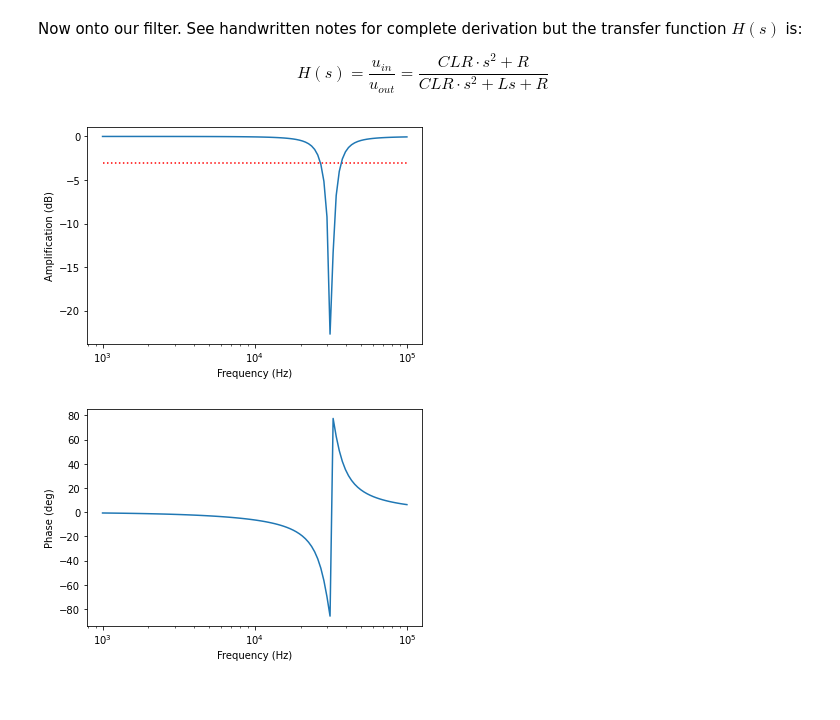
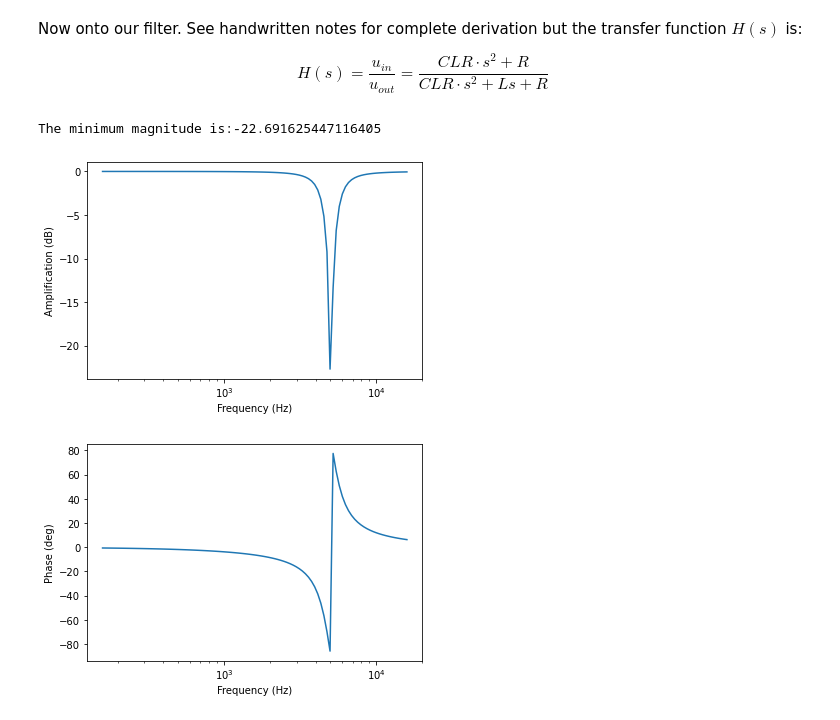
Before and after one commit to kr4ften/TransformProject, a Jupyter notebook: main.ipynb, the cells around one changed output. Cells and saved outputs as stored; diff of their text form; code cells hidden in the pictures.

```diff
--- a/main.ipynb
+++ b/main.ipynb
@@ -34,30 +34,37 @@ Now onto our filter. See handwritten notes for complete derivation but the trans
 
 $$H(s) = \frac{u_{in}}{u_{out}} =  \frac{CLR \cdot s^2 + R}{CLR \cdot s^2 + Ls + R}$$
 # %%
+import numpy as np
 import scipy.signal as signal
 import matplotlib.pyplot as plt
 
 R = 5000
 C = 20 * 10**(-9)
 L = 50 * 10**(-3)
 
 numerator = [C*L*R, 0, R]
 denominator = [C*L*R, L, R]
 
 LTIsystem = signal.TransferFunction(numerator,denominator)
 
 w, mag, phase = signal.bode(LTIsystem)
 
+print('The minimum magnitude is:' + str(min(mag)))
+
+# Convert rad/s to Hz
+f=w/(2*np.pi)
+
 plt.figure()
-plt.semilogx(w,mag)
-plt.hlines(-3,min(w),max(w),linestyles="dotted",colors='r')
+plt.semilogx(f,mag)
+#plt.hlines(-3,min(f),max(f),linestyles="dotted",colors='r')
 plt.xlabel('Frequency (Hz)')
 plt.ylabel('Amplification (dB)')
 plt.figure()
-plt.semilogx(w, phase)
+plt.semilogx(f, phase)
 plt.xlabel('Frequency (Hz)')
 plt.ylabel('Phase (deg)')
 plt.show()
 # %% [output]
+The minimum magnitude is:-22.691625447116405
-[figure, old version]
+[figure, new version]
-[figure, old version]
+[figure, new version]
```
